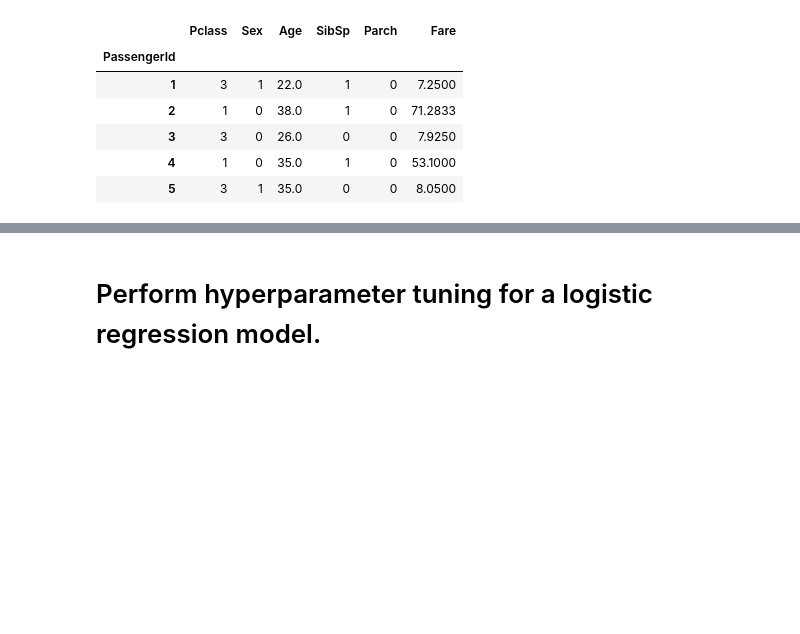
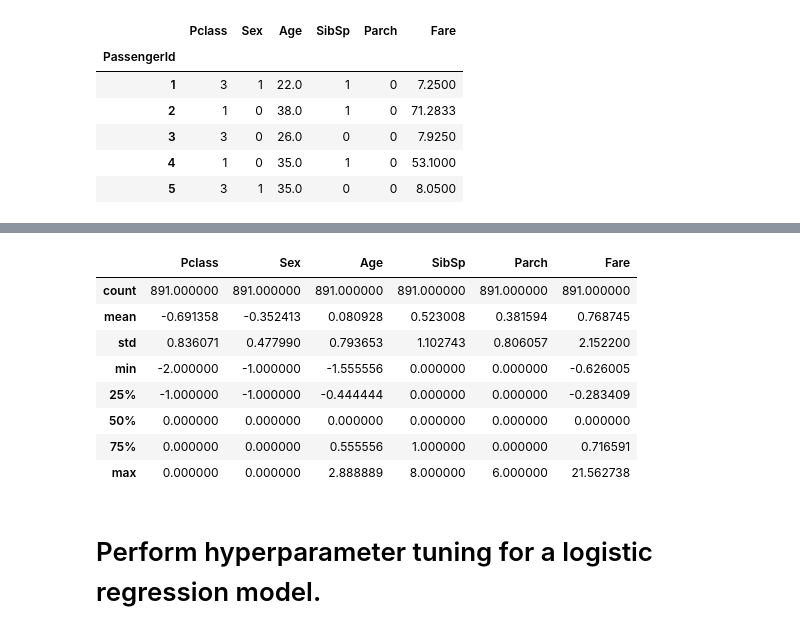
Before and after one commit to darrylgleason/Kaggle_Titanic, a Jupyter notebook: titanic.ipynb, the cells around one changed output, grey strips where cells are left out. Cells and saved outputs as stored; diff of their text form; code cells hidden in the pictures; blank space fills up the shorter version.

```diff
--- a/titanic.ipynb
+++ b/titanic.ipynb
@@ -376,3 +396,15 @@ plt.show()
+# %%
+x_train.describe()
+# %% [output]
+|  | Pclass | Sex | Age | SibSp | Parch | Fare |
+| count | 891.000000 | 891.000000 | 891.000000 | 891.000000 | 891.000000 | 891.000000 |
+| mean | -0.691358 | -0.352413 | 0.080928 | 0.523008 | 0.381594 | 0.768745 |
+| std | 0.836071 | 0.477990 | 0.793653 | 1.102743 | 0.806057 | 2.152200 |
+| min | -2.000000 | -1.000000 | -1.555556 | 0.000000 | 0.000000 | -0.626005 |
+| 25% | -1.000000 | -1.000000 | -0.444444 | 0.000000 | 0.000000 | -0.283409 |
+| 50% | 0.000000 | 0.000000 | 0.000000 | 0.000000 | 0.000000 | 0.000000 |
+| 75% | 0.000000 | 0.000000 | 0.555556 | 1.000000 | 0.000000 | 0.716591 |
+| max | 0.000000 | 0.000000 | 2.888889 | 8.000000 | 6.000000 | 21.562738 |
 # %% [markdown]
 # Perform hyperparameter tuning for a logistic regression model.
 # %%
```
Also changed, not shown: parts of 14 cells of this notebook.
